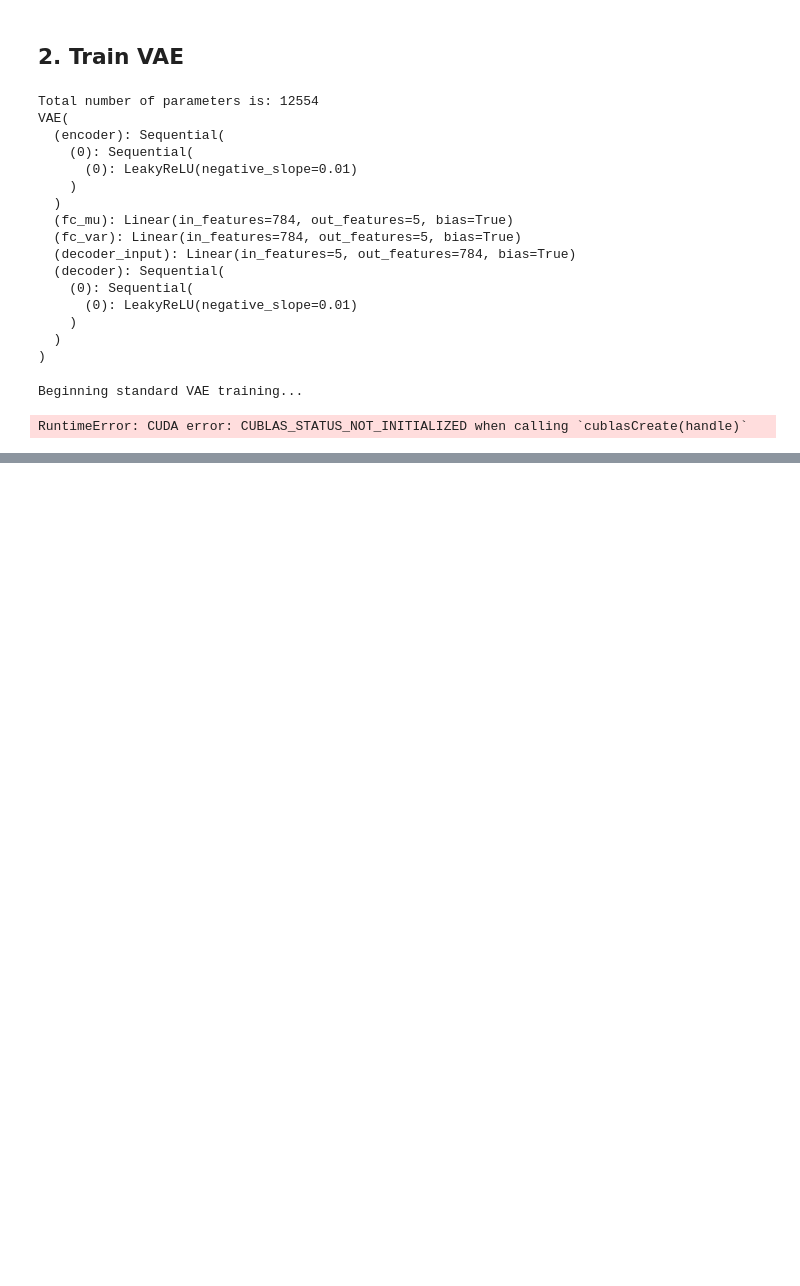
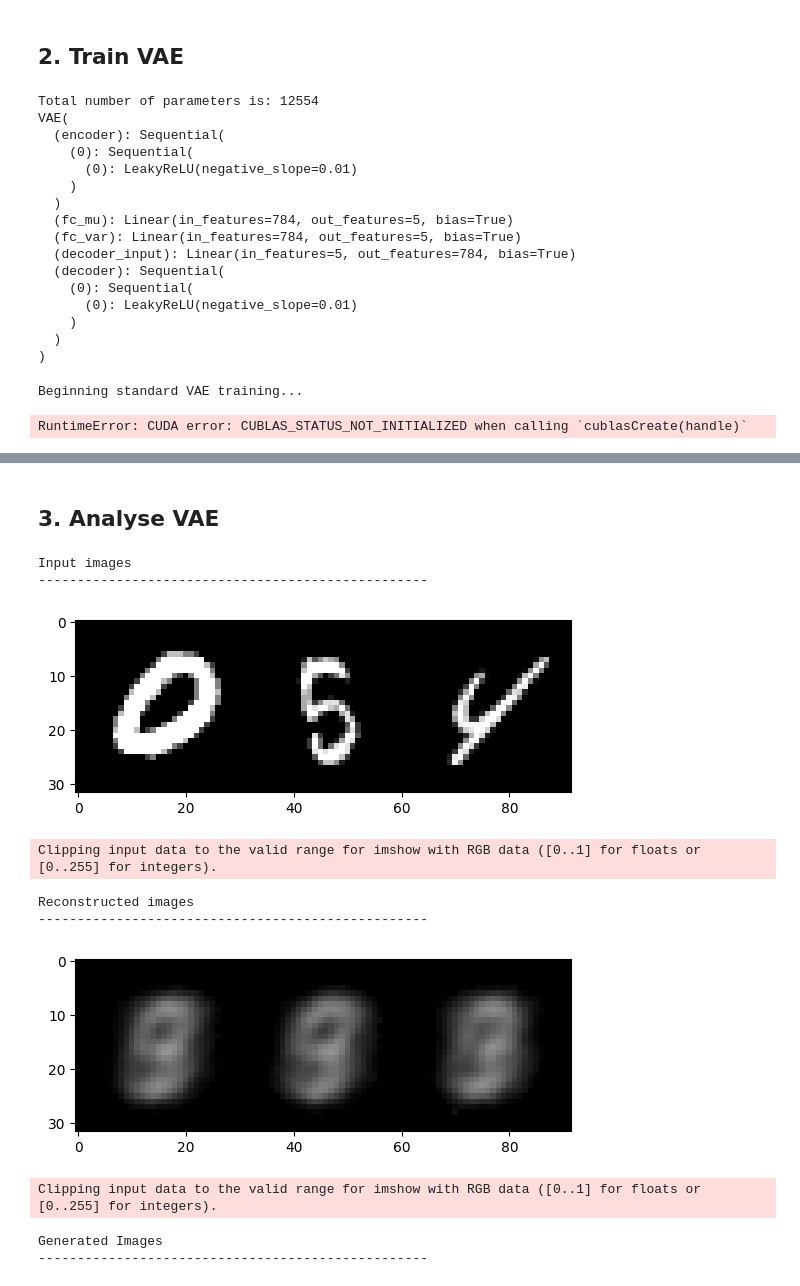
Before and after one commit to hugo-dugdale/federated_VAE_MNIST, a Jupyter notebook: VAE.ipynb, the cells around one changed output, grey strips where cells are left out. Cells and saved outputs as stored; diff of their text form; code cells hidden in the pictures; blank space fills up the shorter version.

```diff
--- a/VAE.ipynb
+++ b/VAE.ipynb
@@ -279,0 +288,51 @@ RuntimeError: CUDA error: CUBLAS_STATUS_NOT_INITIALIZED when calling `cublasCrea
+# %% [markdown]
+## **3. Analyse VAE**
+# %%
+# Visualise original images
+print('Input images')
+print('-'*50)
+sample_inputs, _ = next(iter(test_loader))
+fixed_input = sample_inputs[0:32, :, :, :]
+img = make_grid(denorm(fixed_input), nrow=8, padding=2, normalize=False,
+                range=None, scale_each=False, pad_value=0)
+show(img)
+plt.show()
+
+
+print('Reconstructed images')
+print('-'*50)
+with torch.no_grad():
+    # Visualize the reconstructed images of the last batch of test set
+    fixed_input = fixed_input.view(batch_size, N_FEATURES).to(device)
+    recon_batch = StandardVAE(fixed_input)
+    recon_batch = recon_batch[0].cpu()
+    recon_batch = recon_batch.view(batch_size, 1, 28, 28)
+    recon_batch = make_grid(denorm(recon_batch), nrow=8, padding=2, normalize=False,
+                            range=None, scale_each=False, pad_value=0)
+    show(recon_batch)
+    plt.show()
+
+print('Generated Images')
+print('-'*50)
+StandardVAE.eval()
+n_samples = 256
+z = torch.randn(n_samples, 5).to(device)
+with torch.no_grad():
+    samples = StandardVAE.decode(z)
+    samples = samples.view(n_samples, 1, 28, 28)
+    samples = samples.cpu()
+    samples = make_grid(denorm(samples), nrow=16, padding=2, normalize=False,
+                            range=None, scale_each=False, pad_value=0)
+    plt.figure(figsize = (8,8))
+    show(samples)
+# %% [output]
+Input images
+--------------------------------------------------
+[figure, added]
+Clipping input data to the valid range for imshow with RGB data ([0..1] for floats or [0..255] for integers).
+Reconstructed images
+--------------------------------------------------
+[figure, added]
+Clipping input data to the valid range for imshow with RGB data ([0..1] for floats or [0..255] for integers).
+Generated Images
+--------------------------------------------------
```
Also changed, not shown: parts of 6 cells of this notebook.
